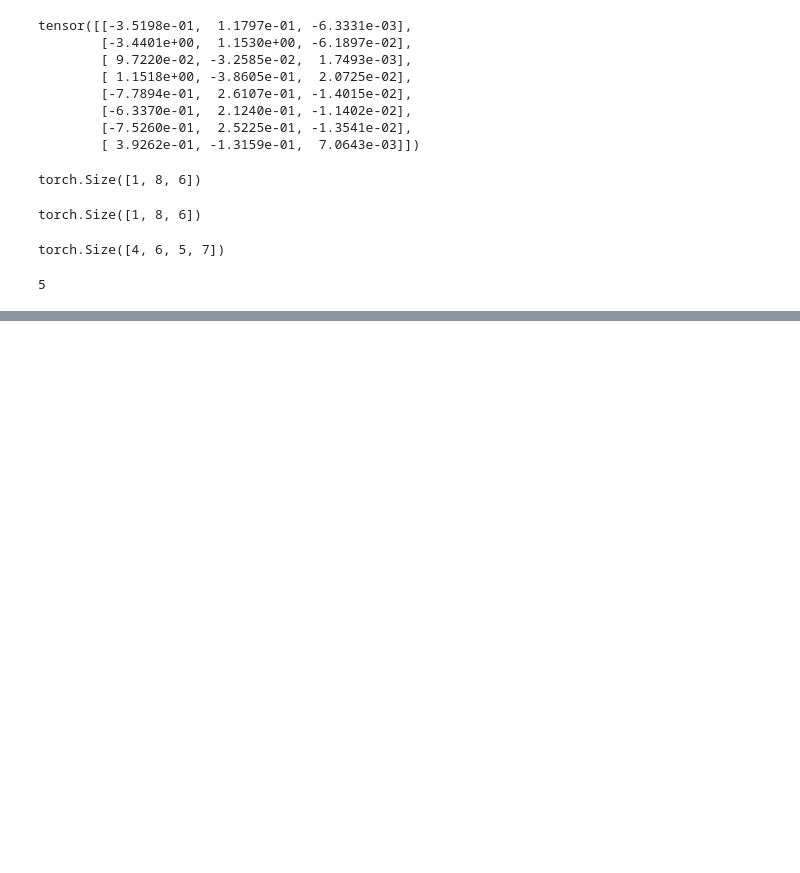
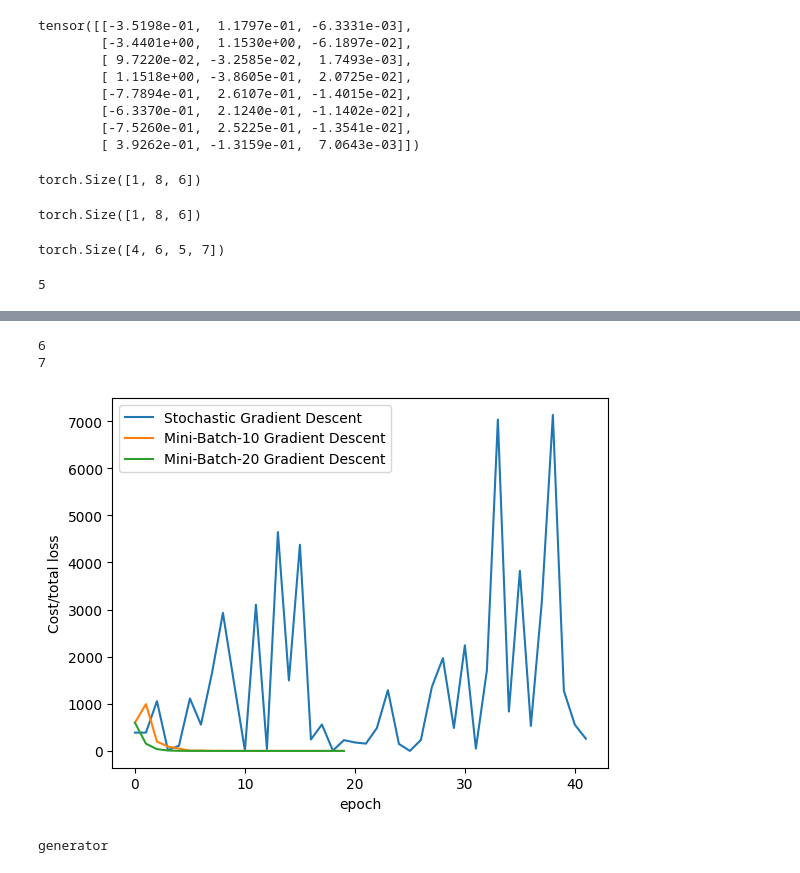
Before and after one commit to anmol52490/Transformer-from-Scratch, a Jupyter notebook: test.ipynb, the cells around one changed output, grey strips where cells are left out. Cells and saved outputs as stored; diff of their text form; code cells hidden in the pictures; blank space fills up the shorter version.

```diff
--- a/test.ipynb
+++ b/test.ipynb
@@ -88,0 +329,6 @@ m.shape[-1]
+# %%
+w = torch.tensor(1.8, requires_grad=True)
+b = torch.tensor(1.5, requires_grad=True)
+step_size = 0.1
+loss_SGD = []
+n_iter = 20
@@ -88,0 +348,30 @@ m.shape[-1]
+# %%
+from torch.utils.data import Dataset
+class BuildDataset(Dataset):
+    def __init__(self):
+        self.x = torch.arange(-5,5, 0.1).view(-1,1)
+        self.y = -5 * x
+        self.len = self.x.shape[0]
+
+    def __getitem__(self, index):
+        return self.x[index], self.y[index]
+
+    def __len__(self):
+        return self.len
+
+dataset = BuildDataset()
+train_loader = DataLoader(dataset = dataset, batch_size = 1)
+# %%
+for i in range(n_iter):
+    y_pred = forward(x)
+    loss_SGD.append(criterion(y_pred, y).tolist())
+    for x, y in train_loader:
+        y_hat = forward(x)
+        loss = criterion(y_hat, y)
+        loss.backward()
+        w.data = w.data - step_size * w.grad.data
+        b.data = b.data - step_size * b.grad.data
+        w.grad.data.zero_()
+        b.grad.data.zero_()
+        print(i, loss)
+    print('--'*50)
@@ -88,0 +521,22 @@ m.shape[-1]
+# %%
+a = {"mmm":"6",
+     "q":'7'}
+for i in a:
+    print(a[i])
+# %% [output]
+6
+7
+# %%
+plt.plot(loss_SGD,label = "Stochastic Gradient Descent")
+plt.plot(loss_MBGD_10,label = "Mini-Batch-10 Gradient Descent")
+plt.plot(loss_MBGD_20,label = "Mini-Batch-20 Gradient Descent")
+plt.xlabel('epoch')
+plt.ylabel('Cost/total loss')
+plt.legend()
+plt.show()
+# %% [output]
+[figure, added]
+# %%
+type(m)
+# %% [output]
+generator
```
Also changed, not shown: parts of 47 cells of this notebook, 5 other files.
